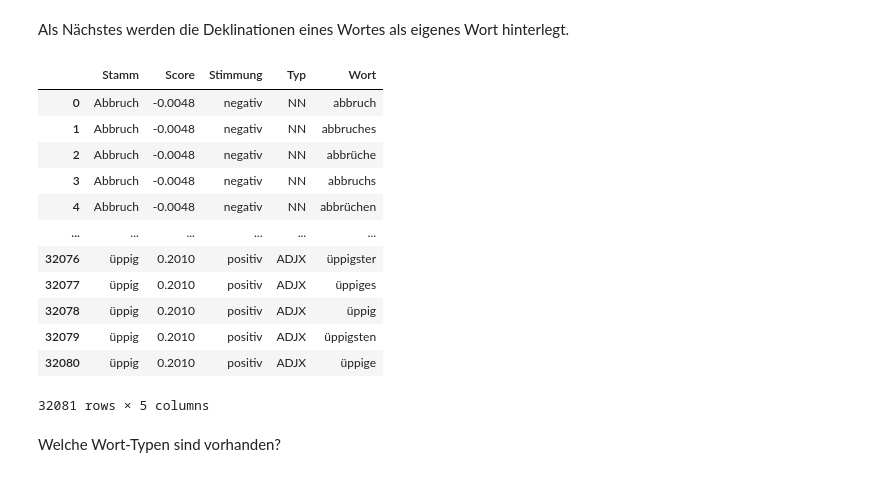
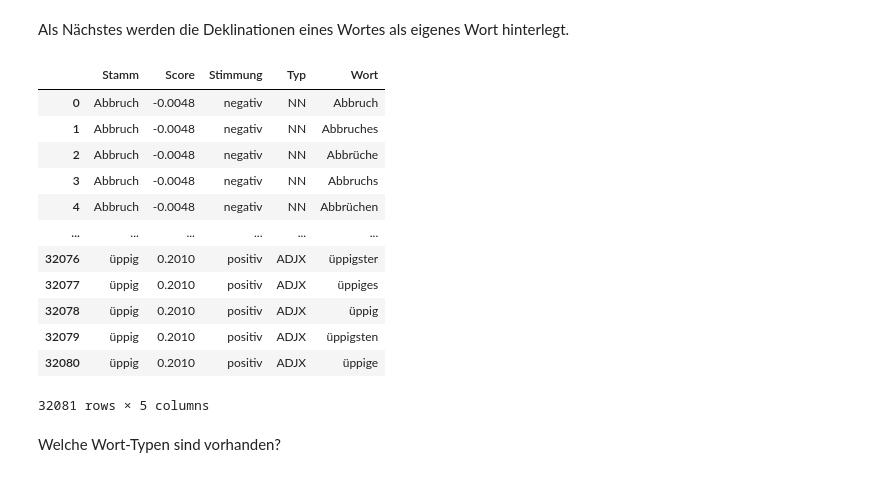
Before and after one commit to orca-nrw/lernmodul-texte, a Jupyter notebook: index.ipynb, the cells around one changed output. Saved outputs shown, nothing was run; the diff lists cells and outputs as text; code cells hidden in the pictures.

```diff
--- a/index.ipynb
+++ b/index.ipynb
@@ -285,19 +312,18 @@ Als Nächstes werden die Deklinationen eines Wortes als eigenes Wort hinterlegt.
 # %%
 vocab['Merged'] = vocab['Wort'] + ',' + vocab['Declination']
 vocab['Merged'] = vocab['Merged'].str.split(',')
 vocab = vocab.explode('Merged')
 vocab = vocab.sort_values('Wort').reset_index(drop=True)
 vocab = vocab.rename(columns={'Wort': 'Stamm', 'Merged': 'Wort'})
 vocab = vocab.drop(['Declination'], axis=1)
-vocab['Wort'] = vocab['Wort'].str.lower()
 vocab
 # %% [output]
 |  | Stamm | Score | Stimmung | Typ | Wort |
-| 0 | Abbruch | -0.0048 | negativ | NN | abbruch |
-| 1 | Abbruch | -0.0048 | negativ | NN | abbruches |
-| 2 | Abbruch | -0.0048 | negativ | NN | abbrüche |
-| 3 | Abbruch | -0.0048 | negativ | NN | abbruchs |
-| 4 | Abbruch | -0.0048 | negativ | NN | abbrüchen |
+| 0 | Abbruch | -0.0048 | negativ | NN | Abbruch |
+| 1 | Abbruch | -0.0048 | negativ | NN | Abbruches |
+| 2 | Abbruch | -0.0048 | negativ | NN | Abbrüche |
+| 3 | Abbruch | -0.0048 | negativ | NN | Abbruchs |
+| 4 | Abbruch | -0.0048 | negativ | NN | Abbrüchen |
 | ... | ... | ... | ... | ... | ... |
 | 32076 | üppig | 0.2010 | positiv | ADJX | üppigster |
 | 32077 | üppig | 0.2010 | positiv | ADJX | üppiges |
```
Also changed, not shown: parts of 19 cells of this notebook.
